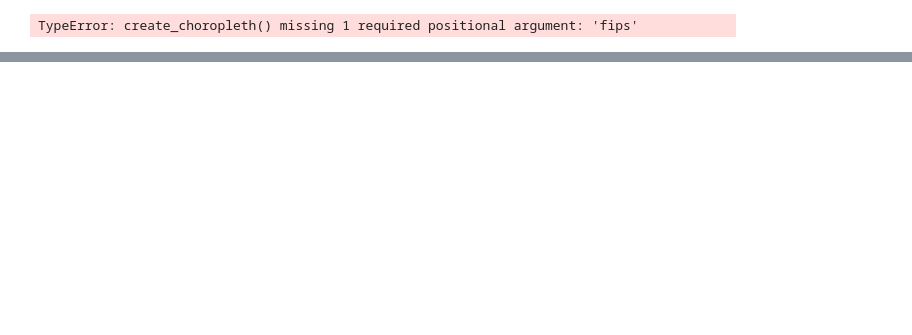
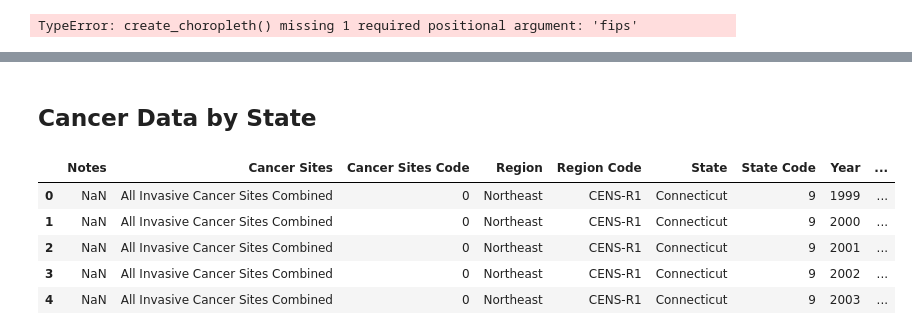
Before and after one commit to alyssflynn/project-1, a Jupyter notebook: Data_exploration_choropleths.ipynb, the cells around one changed output, grey strips where cells are left out. Saved outputs shown, nothing was run; the diff lists cells and outputs as text; code cells hidden in the pictures; blank space fills up the shorter version.

```diff
--- a/Data_exploration_choropleths.ipynb
+++ b/Data_exploration_choropleths.ipynb
@@ -295,0 +331,29 @@ py.iplot( fig, filename='d3-cloropleth-map' )
+# %% [markdown]
+## Cancer Data by State
+# %%
+# Read in csvs as dataframes
+df_cancer_1998_2008 = pd.read_csv("raw_data/state_yearly_monthly_cancer_statistics_1999_to_2008.csv")
+df_cancer_2009_2014 = pd.read_csv("raw_data/state_yearly_monthly_cancer_statistics_2009_to_2014.csv")
+
+# Remove lines without data
+df_cancer_1998_2008 = df_cancer_1998_2008.loc[df_cancer_1998_2008["State"].isin(reverse_state_abbrev)]
+df_cancer_2009_2014 = df_cancer_2009_2014.loc[df_cancer_2009_2014["State"].isin(reverse_state_abbrev)]
+
+# Combine dataframes
+df_cancer_1998_2014 = df_cancer_1998_2008.append(df_cancer_2009_2014, ignore_index=True)
+
+# Add column with state abbreviation for making choropleth
+df_cancer_1998_2014["State Abbreviation"] = df_cancer_1998_2014["State"].apply(lambda x: reverse_state_abbrev[x])
+
+# Change numeric dtypes
+df_cancer_1998_2014[['State Code', 'Year', 'Year Code', 'Count']\
+                   ] = df_cancer_1998_2014[['State Code', 'Year', 'Year Code', 'Count']].astype(int)
+
+df_cancer_1998_2014.head()
+# %% [output]
+|  | Notes | Cancer Sites | Cancer Sites Code | Region | Region Code | State | State Code | Year | ... |
+| 0 | NaN | All Invasive Cancer Sites Combined | 0 | Northeast | CENS-R1 | Connecticut | 9 | 1999 | ... |
+| 1 | NaN | All Invasive Cancer Sites Combined | 0 | Northeast | CENS-R1 | Connecticut | 9 | 2000 | ... |
+| 2 | NaN | All Invasive Cancer Sites Combined | 0 | Northeast | CENS-R1 | Connecticut | 9 | 2001 | ... |
+| 3 | NaN | All Invasive Cancer Sites Combined | 0 | Northeast | CENS-R1 | Connecticut | 9 | 2002 | ... |
+| 4 | NaN | All Invasive Cancer Sites Combined | 0 | Northeast | CENS-R1 | Connecticut | 9 | 2003 | ... |
```
Also changed, not shown: parts of 12 cells of this notebook, 1 other file.
